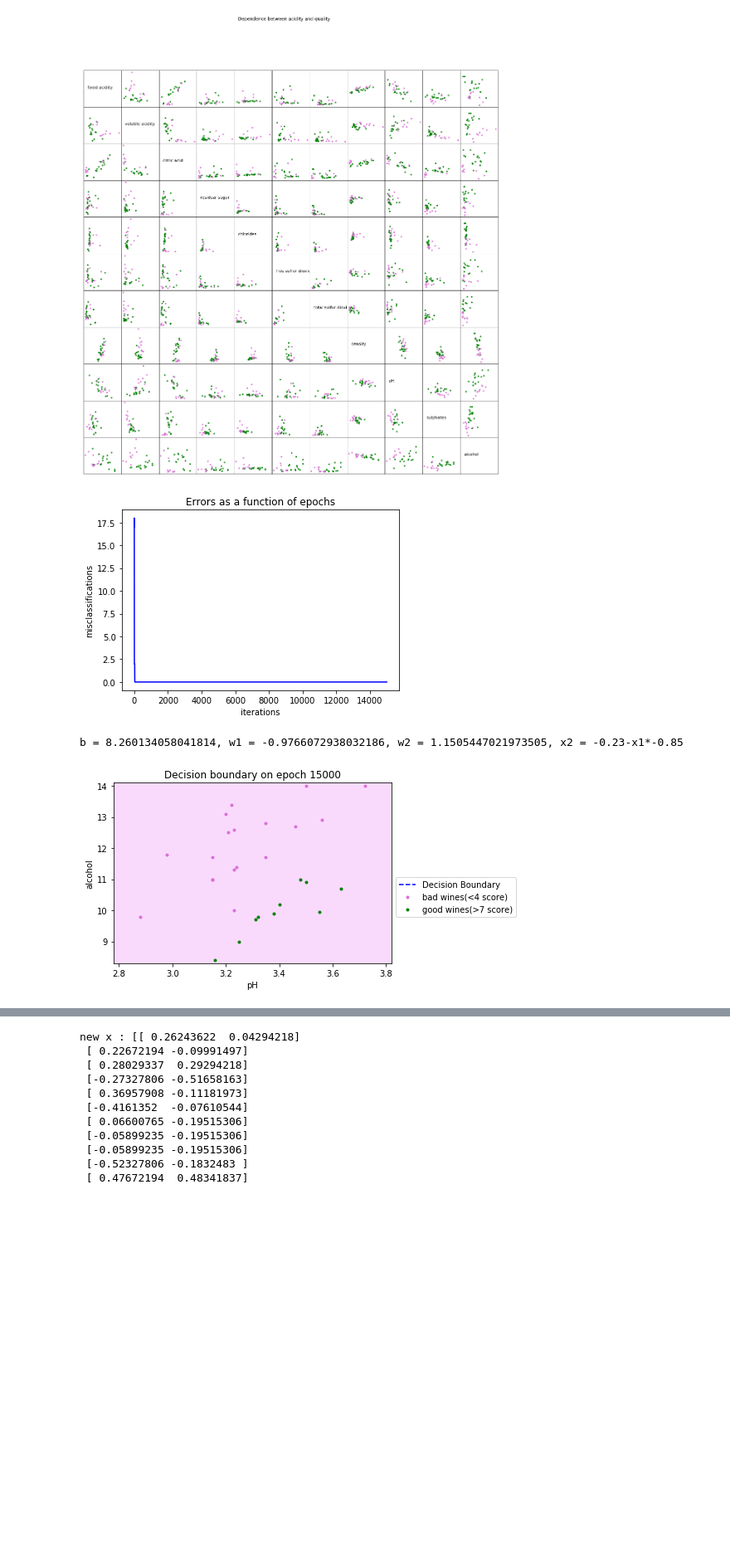
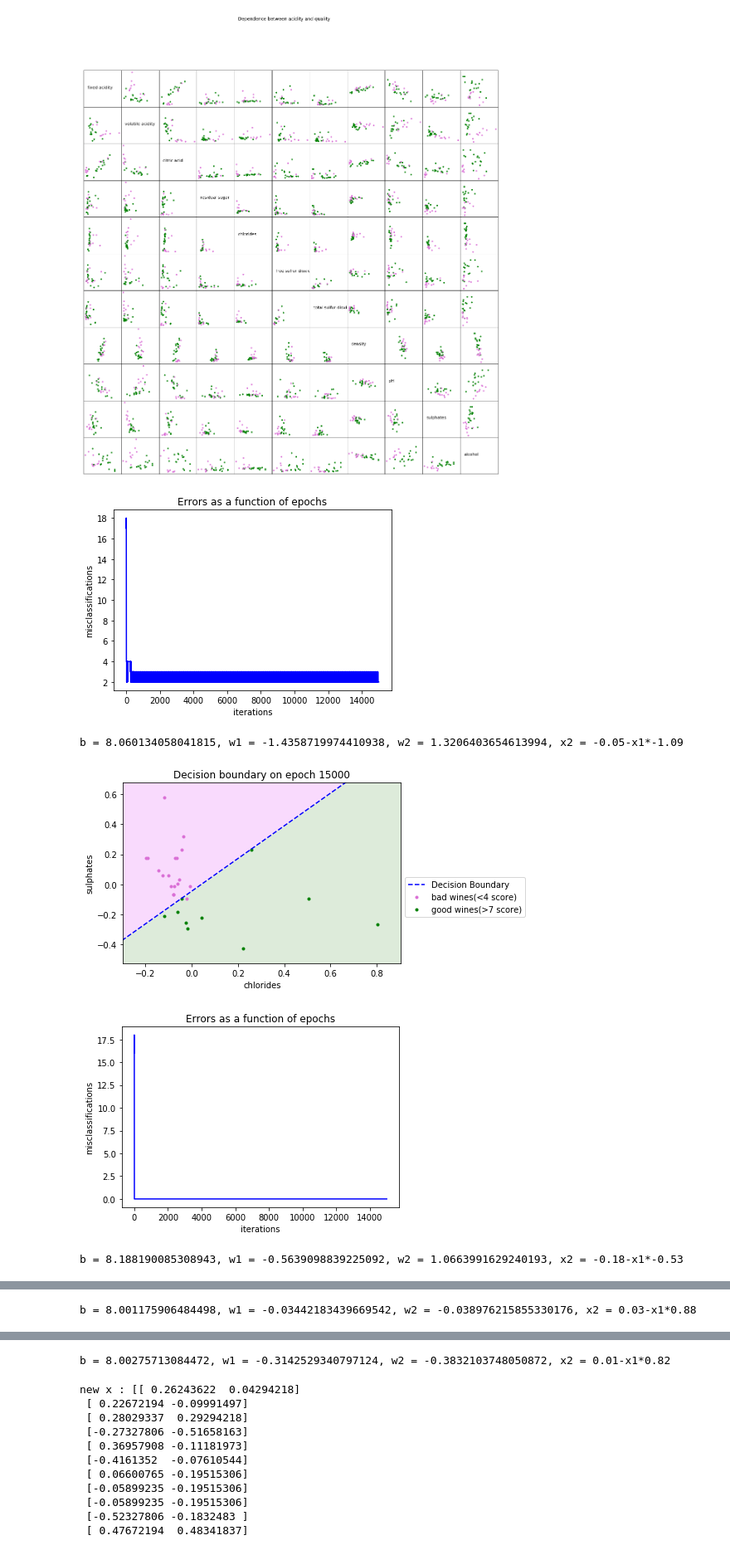
Before and after one commit to tsergien/sommelier, a Jupyter notebook: perceptron.ipynb, the cells around one changed output, grey strips where cells are left out. Shown at 83% size. Saved outputs shown, nothing was run; the diff lists cells and outputs as text; code cells hidden in the pictures; blank space fills up the shorter version.

Commit message:
feature scaling fixed

```diff
--- a/perceptron.ipynb
+++ b/perceptron.ipynb
@@ -46,17 +46,19 @@ plot_scatter_matrix(red_df, 8, 3, False)
 # Basically we can divide almost strictly bad and good wines considering them.
 # %% [output]
 [figure]
-# %%
-def feature_scaling(x):
-    means, maxs, mins = [], [], []
-    for j in range(len(x[0])):
-        means.append(sum(x[:,j]) / len(x[:,j]))
-        maxs.append(max(x[:,j]))
-        mins.append(min(x[:,j]))
-
-    for xi in x:
-        for j in range(len(xi)):
-            xi[j] = (xi[j] - means[j]) / (maxs[j] - mins[j])
+# %%
+def feature_scaling(x: pd.DataFrame):
+    means, maxs, mins = {}, {}, {}
+    for feature in x.columns[:-1]:
+        means[feature] = sum(x[feature]) / len(x[feature])
+        maxs[feature] = max(x[feature])
+        mins[feature] = min(x[feature])
+
+    scaled_x = x.copy(deep=True)
+    for feature in scaled_x.columns[:-1]:
+        for j in range(len(scaled_x[feature])):
+            scaled_x[feature].loc[j] = (x[feature][j] - means[feature]) / (maxs[feature] - mins[feature])
+    return scaled_x
 # %%
 # V.2
 
@@ -165,39 +167,43 @@ def plot_performance(performance, wine_data, good_thresh, bad_thresh, factors: l
     if righter > len(xg) / 2:
         right_color, left_color = (0.866, 0.921, 0.854), (0.976, 0.854, 0.992)
 
 
     plt.fill_between(f1, f2, 100, facecolor=left_color)
     plt.fill_between(f1, f2, -100, facecolor=right_color)
     plt.scatter(xg, yg, marker='.', c='orchid', label=f'bad wines(<{bad_thresh+1} score)')
     plt.scatter(xb, yb, marker='.', c='green', label=f'good wines(>{good_thresh-1} score)')
     plt.title(f'Decision boundary on epoch {epoch}')
     plt.xlabel(factors[0])
     plt.ylabel(factors[1])
     plt.legend(loc='upper left', bbox_to_anchor=(1, 0.5))
     return
 
 def prepare_data_and_train(wine_data: pd.DataFrame, learning_rate, \
                            factors: list, wines_threshs: list, epochs: int):
     perceptron = Perceptron(wines_threshs[1], learning_rate, epochs)
     part = wine_data[wine_data.quality.isin(wines_threshs)]
     part.index = range(len(part))
+    part = feature_scaling(part)
     x = part[factors].values
-    feature_scaling(x)
     d = (part['quality'] >= wines_threshs[1]).astype(int)
     perceptron.train(x, d)
     plot_performance(perceptron.res, part, wines_threshs[1], wines_threshs[0], factors, perceptron.current_epoch)
     return
 
 
-# prepare_data_and_train(red_df, 0.1, ['chlorides', 'sulphates'], [3, 8], 15000)
-# prepare_data_and_train(red_df, 0.1, ['volatile acidity', 'alcohol'], [3, 8], 15000)
-# prepare_data_and_train(red_df, 0.01, ['density', 'volatile acidity'], [3, 8], 15000)
-# prepare_data_and_train(red_df, 0.1, ['density', 'volatile acidity'], [3, 8], 15000)
-# prepare_data_and_train(red_df, 0.1, ['pH', 'alcohol'], [3, 8], 0)
+prepare_data_and_train(red_df, 0.1, ['chlorides', 'sulphates'], [3, 8], 15000)
+prepare_data_and_train(red_df, 0.1, ['volatile acidity', 'alcohol'], [3, 8], 15000)
+prepare_data_and_train(red_df, 0.01, ['density', 'volatile acidity'], [3, 8], 15000)
+prepare_data_and_train(red_df, 0.1, ['density', 'volatile acidity'], [3, 8], 15000)
+prepare_data_and_train(red_df, 0.1, ['pH', 'alcohol'], [3, 8], 0)
 prepare_data_and_train(red_df, 0.1, ['pH', 'alcohol'], [3, 8], 15000)
 
+
+
 # V.2 end
 # %% [output]
-[figure, old version]
+[figure, new version]
-b = 8.260134058041814, w1 = -0.9766072938032186, w2 = 1.1505447021973505, x2 = -0.23-x1*-0.85
+b = 8.060134058041815, w1 = -1.4358719974410938, w2 = 1.3206403654613994, x2 = -0.05-x1*-1.09
-[figure, old version]
+[figure, new version]
+[figure, added]
+b = 8.188190085308943, w1 = -0.5639098839225092, w2 = 1.0663991629240193, x2 = -0.18-x1*-0.53
@@ -203,0 +212 @@ b = 8.260134058041814, w1 = -0.9766072938032186, w2 = 1.1505447021973505, x2 = -
+b = 8.001175906484498, w1 = -0.03442183439669542, w2 = -0.038976215855330176, x2 = 0.03-x1*0.88
@@ -204,3 +215,4 @@ b = 8.260134058041814, w1 = -0.9766072938032186, w2 = 1.1505447021973505, x2 = -
+b = 8.00275713084472, w1 = -0.3142529340797124, w2 = -0.3832103748050872, x2 = 0.01-x1*0.82
 # %%
 # V.3
 
```
Also changed, not shown: parts of 1 cell of this notebook.
